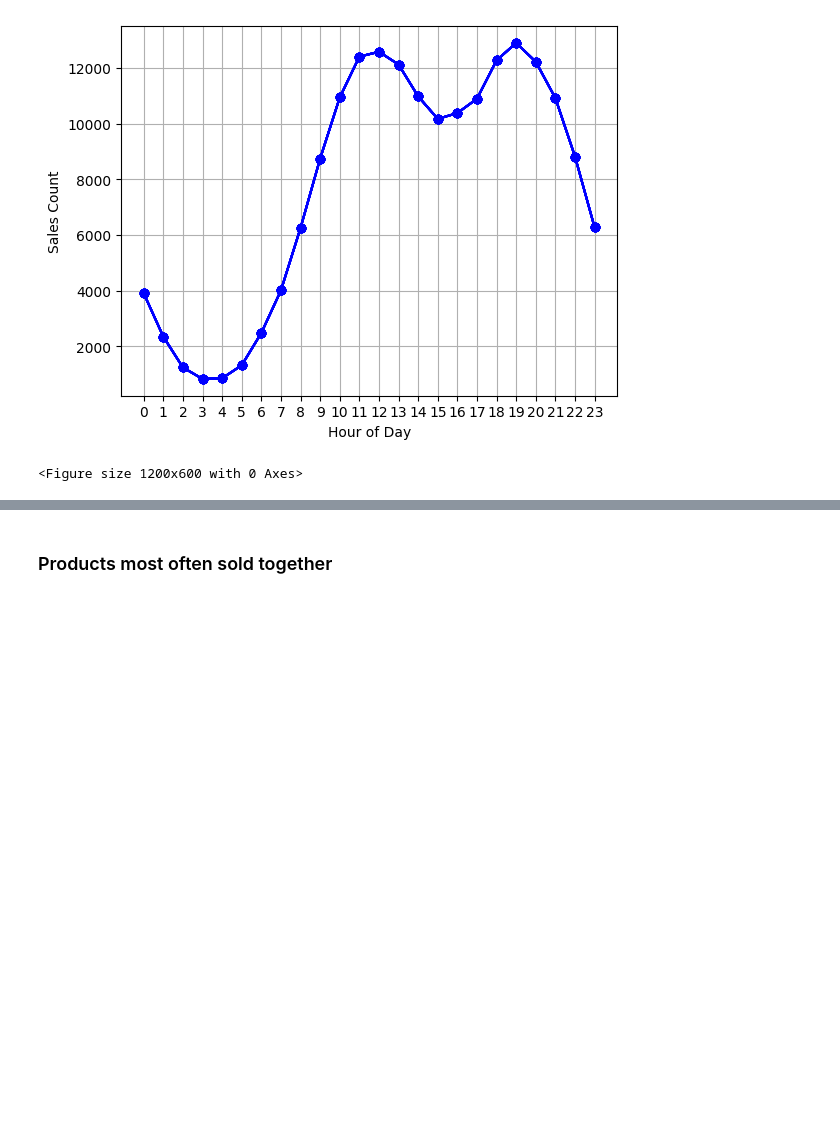
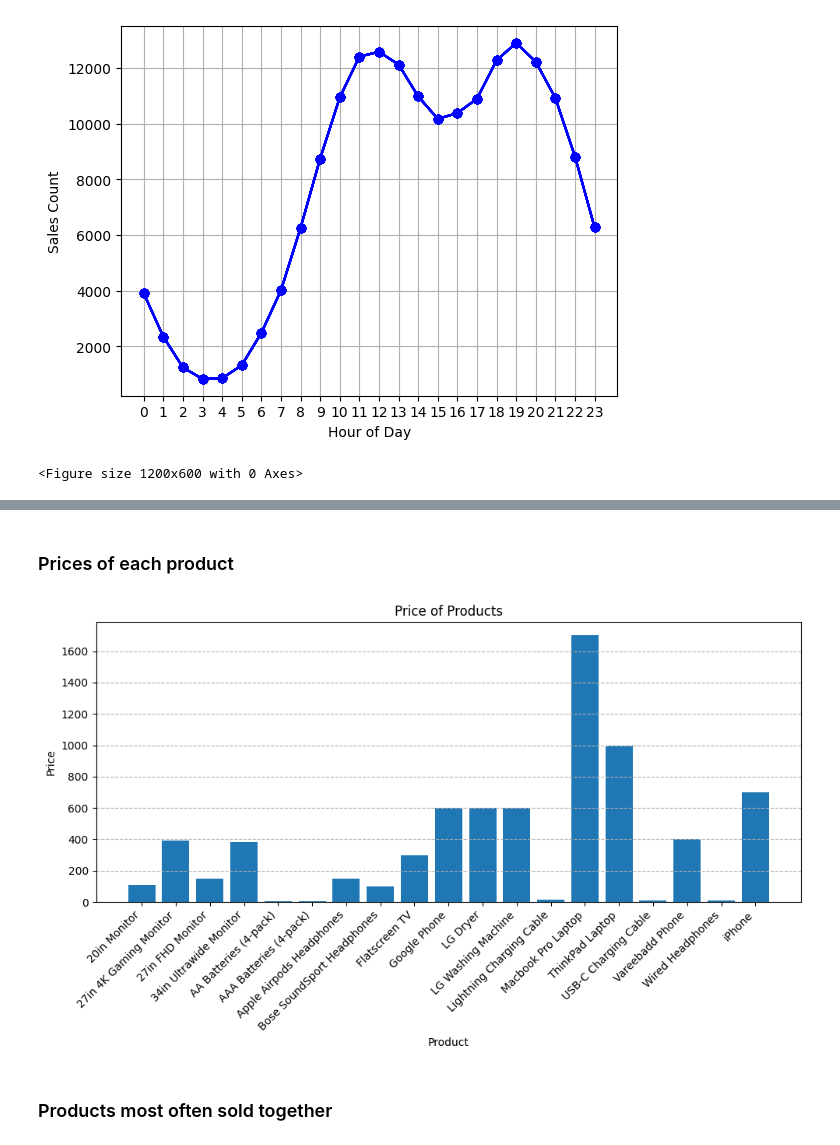
Before and after one commit to Ashvalano/data_analysis_prac, a Jupyter notebook: sales data/sales_analysis.ipynb, the cells around one changed output, grey strips where cells are left out. Saved outputs shown, nothing was run; the diff lists cells and outputs as text; code cells hidden in the pictures; blank space fills up the shorter version.

```diff
--- a/sales data/sales_analysis.ipynb
+++ b/sales data/sales_analysis.ipynb
@@ -296,3 +334,29 @@ plt.show()
+# %% [markdown]
+### Prices of each product
+# %%
+
+# visualizing
+product_price = df_og.groupby('Product')['Price Each'].mean()
+
+fig, ax = plt.subplots(figsize=(10, 6))
+
+# Plot the data
+ax.bar(product_price.index, product_price.values)
+ax.set_xlabel('Product')
+ax.set_ylabel('Price')
+ax.set_title('Price of Products')
+
+# Customize the appearance of the plot, rotate city names 45 degrees
+plt.xticks(rotation=45, ha='right')
+plt.grid(axis='y', linestyle='--')
+
+# Adjust layout and spacing
+plt.tight_layout()
+
+# Display the plot
+plt.show()
+# %% [output]
+[figure, added]
 # %% [markdown]
 ### Products most often sold together
 # %%
```
Also changed, not shown: parts of 7 cells of this notebook.
